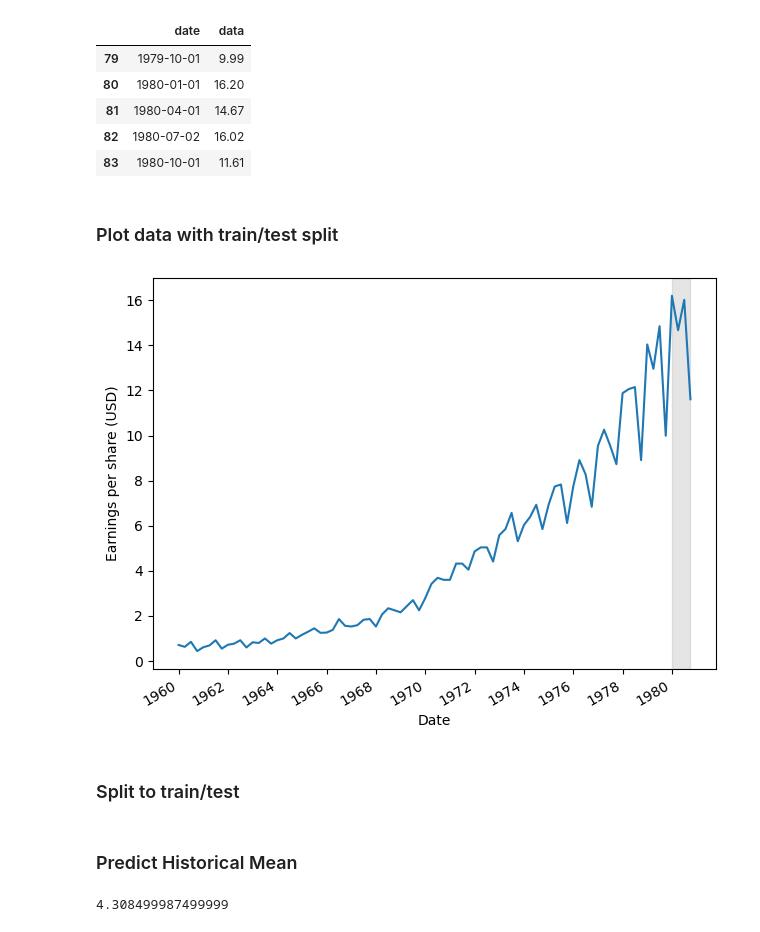
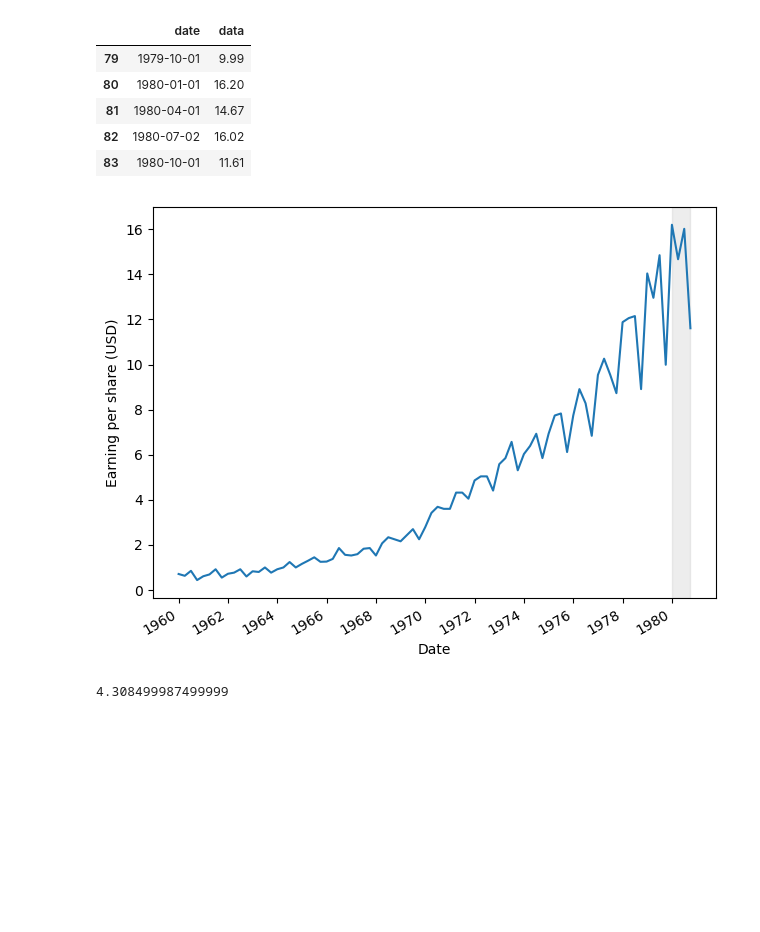
Before and after one commit to chrnthnkmutt/Jupyter_TimeSeries, a Jupyter notebook: MarcoPeixeiro_Python/ch02/ch02.ipynb, the cells around one changed output. Cells and saved outputs as stored; diff of their text form; code cells hidden in the pictures; blank space fills up the shorter version.

```diff
--- a/MarcoPeixeiro_Python/ch02/ch02.ipynb
+++ b/MarcoPeixeiro_Python/ch02/ch02.ipynb
@@ -9,7 +5,7 @@ import matplotlib.pyplot as plt
 
 pd.options.mode.chained_assignment = None
 # %%
-df = pd.read_csv('../ch02/jj.csv')
+df = pd.read_csv('../ch01/jj.csv')
 df
 # %% [output]
 |  | date | data |
@@ -42,27 +39,24 @@ df.tail()
 | 81 | 1980-04-01 | 14.67 |
 | 82 | 1980-07-02 | 16.02 |
 | 83 | 1980-10-01 | 11.61 |
-# %% [markdown]
-### Plot data with train/test split
 # %%
+# Plot data with train/test split
+
 fig, ax = plt.subplots()
 
 ax.plot(df['date'], df['data'])
 ax.set_xlabel('Date')
-ax.set_ylabel('Earnings per share (USD)')
-ax.axvspan(80, 83, color='#808080', alpha=0.2)
+ax.set_ylabel('Earning per share (USD)')
+ax.axvspan(80, 83, color='darkgray', alpha=0.2)
 
-plt.xticks(
-    np.arange(0, 81, 8),
-    [1960, 1962, 1964, 1966, 1968, 1970, 1972, 1974, 1976, 1978, 1980]
-)
+# In the part of setting colour, you can use HEX color system on setting the color.
+
+plt.xticks(np.arange(0, 81, 8), [1960, 1962, 1964, 1966, 1968, 1970, 1972, 1974, 1976, 1978, 1980])
 
 fig.autofmt_xdate()
 plt.tight_layout()
 
 plt.show()
 # %% [output]
-[figure, old version]
+[figure, new version]
-# %% [markdown]
-### Split to train/test
 # %%
@@ -69,5 +65,3 @@ plt.show()
 train = df[:-4]
 test = df[-4:]
-# %% [markdown]
-### Predict Historical Mean
 # %%
```
Also changed, not shown: parts of 16 cells of this notebook, 2 other files.
